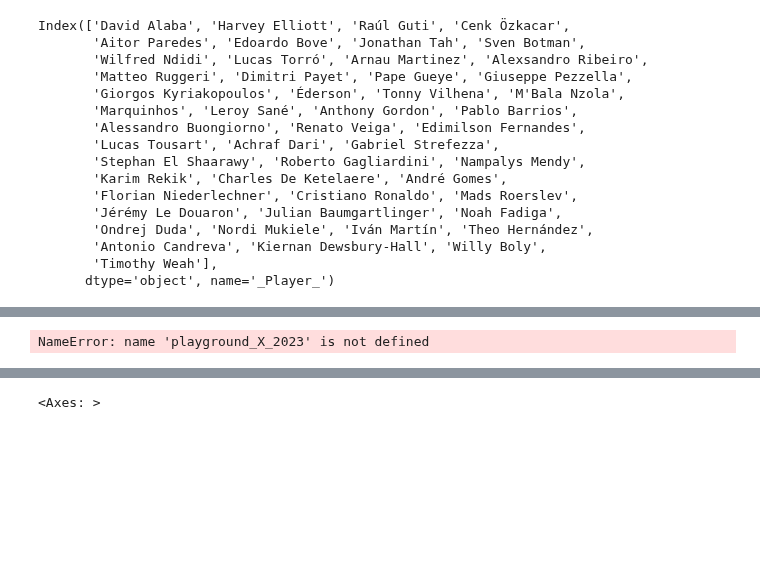
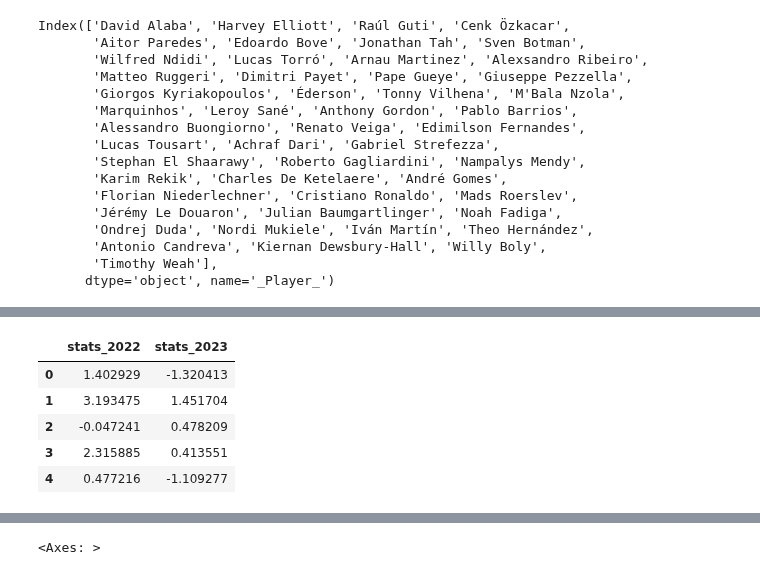
Before and after one commit to alibekk93/FM_skills_prediction, a Jupyter notebook: notebooks/04_MVPs.ipynb, the cells around one changed output, grey strips where cells are left out. Drawn from its saved outputs; the diff is of its cells as text; code cells hidden in the pictures; blank space fills up the shorter version.

```diff
--- a/notebooks/04_MVPs.ipynb
+++ b/notebooks/04_MVPs.ipynb
@@ -325,11 +327,15 @@ real               13.777778
 dtype: object
 # %%
 stats_df = pd.DataFrame({'stats_2022':playground_X_2022.loc[test_name],
-                         'stats_2023':playground_X_2023.loc[test_name]},
-                          index=all_stats_columns)
+                         'stats_2023':playground_X_2023.loc[test_name]})
 stats_df
 # %% [output]
-NameError: name 'playground_X_2023' is not defined
+|  | stats_2022 | stats_2023 |
+| 0 | 1.402929 | -1.320413 |
+| 1 | 3.193475 | 1.451704 |
+| 2 | -0.047241 | 0.478209 |
+| 3 | 2.315885 | 0.413551 |
+| 4 | 0.477216 | -1.109277 |
 # %%
 stats_df.corr()
 # %% [output]
```
Also changed, not shown: parts of 9 cells of this notebook.
